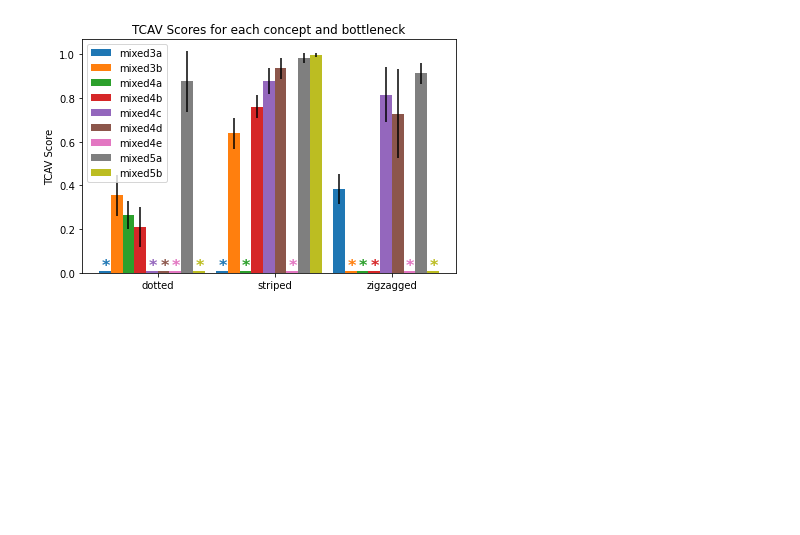
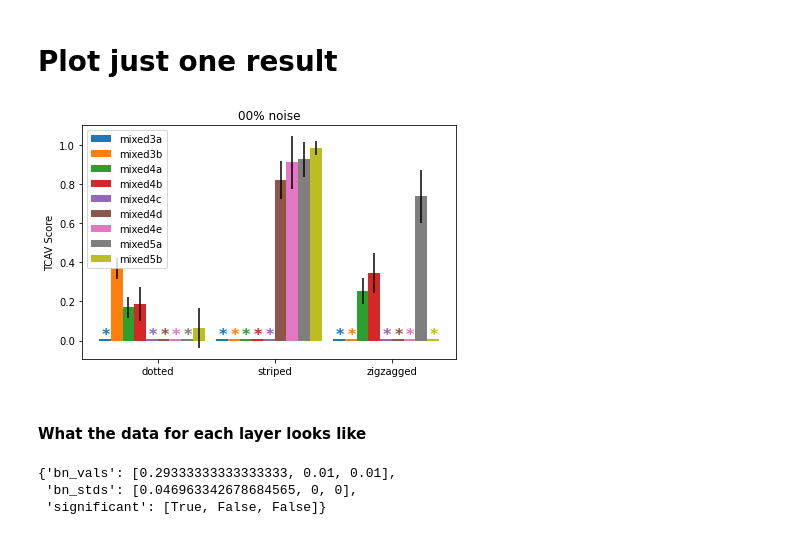
Before and after one commit to SebastianBitsch/project-tcav, a Jupyter notebook: plot_resuts.ipynb, the cells around one changed output. Saved outputs shown, nothing was run; the diff lists cells and outputs as text; code cells hidden in the pictures; blank space fills up the shorter version.

Commit message:
new results

```diff
--- a/plot_resuts.ipynb
+++ b/plot_resuts.ipynb
@@ -6,7 +8,7 @@ from scipy.stats import ttest_ind
 # %%
 # helper function to output plot and write summary data
-def plot_results(results, random_counterpart=None, random_concepts=None, num_random_exp=100,
-    min_p_val=0.05, title='TCAV Scores for each concept and bottleneck'):
+def plot_results(results, random_counterpart=None, random_concepts=None, num_random_exp=120,
+    min_p_val=0.05, title='TCAV Scores for each concept and bottleneck', show=True):
   """Helper function to organize results.
   When run in a notebook, outputs a matplotlib bar plot of the
   TCAV scores for all bottlenecks for each concept, replacing the
@@ -135,9 +137,23 @@ def plot_results(results, random_counterpart=None, random_concepts=None, num_ran
   ax.set_xticklabels(plot_concepts)
   ax.legend()
   fig.tight_layout()
-  plt.show()
+  if show:
+    plt.show()
+  return plot_data
-# %%
-res = json.load(open("results/noisy/results_120_5_new.json"))
-plot_results(res, num_random_exp=5, title="testasdasd")
-# %% [output]
-[figure, removed]
+# %% [markdown]
+# Plot just one result
+# %%
+NOISE = 0 # * 10
+path = f"results/noisy/results_data_noise{NOISE}0_120_5.json"
+res = json.load(open(path))
+plot_data = plot_results(res, num_random_exp=5, title=f"{NOISE}0% noise")
+# %% [output]
+[figure, added]
+# %% [markdown]
+#### What the data for each layer looks like
+# %%
+plot_data['mixed3a']
+# %% [output]
+{'bn_vals': [0.29333333333333333, 0.01, 0.01],
+ 'bn_stds': [0.046963342678684565, 0, 0],
+ 'significant': [True, False, False]}
```
Also changed, not shown: parts of 37 cells of this notebook, 23 other files.
